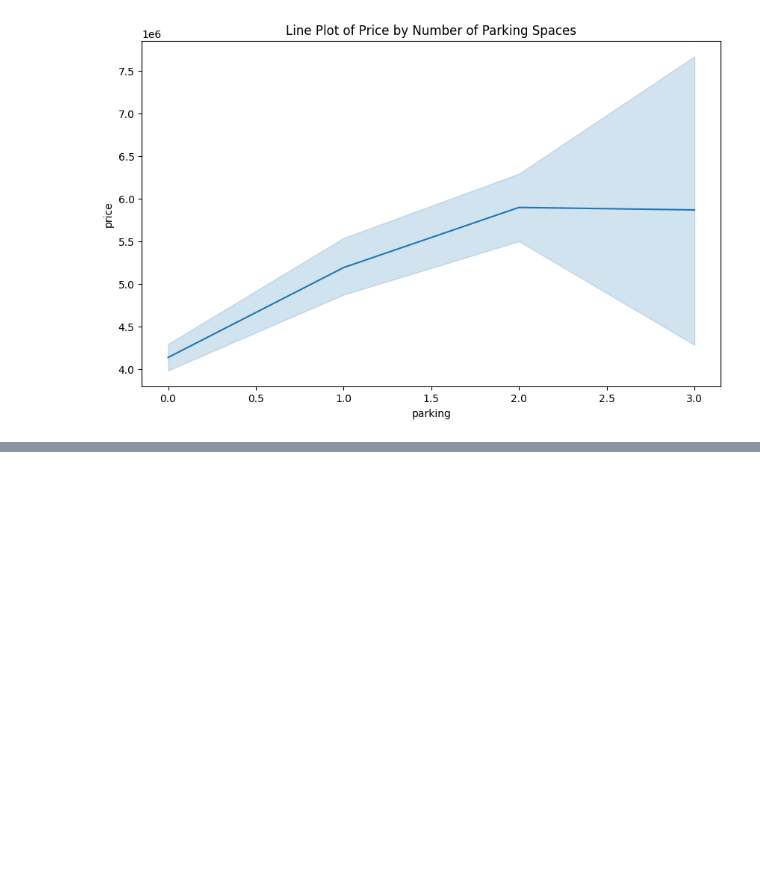
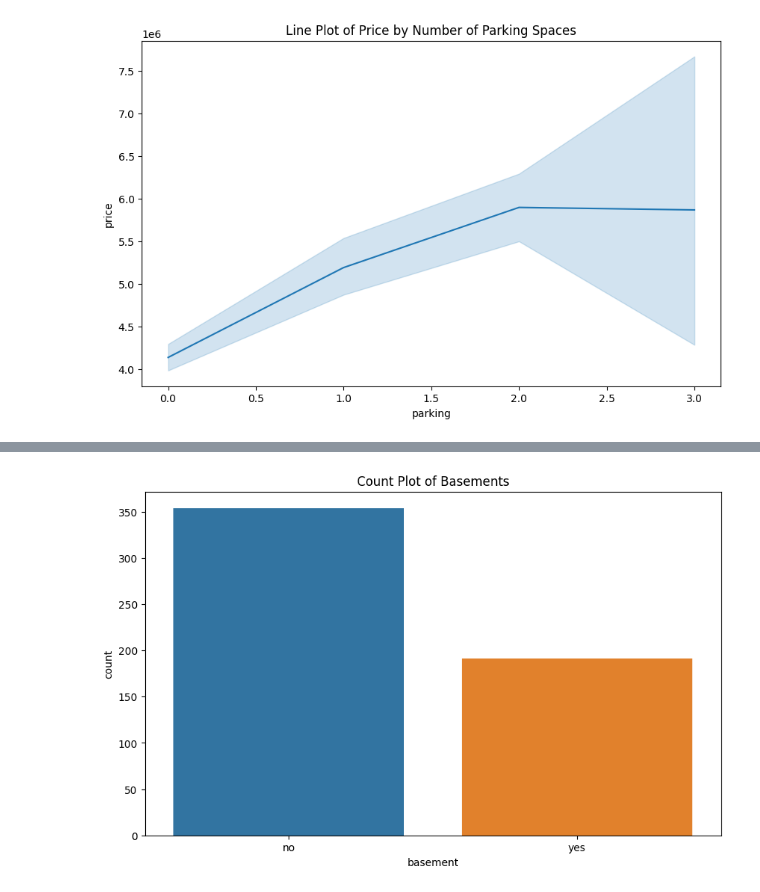
Before and after one commit to Shreychit/MLDA1_20BIT0202, a Jupyter notebook: DA1_20BIT0202.ipynb, the cells around one changed output, grey strips where cells are left out. Drawn from its saved outputs; the diff is of its cells as text; code cells hidden in the pictures; blank space fills up the shorter version.

```diff
--- a/DA1_20BIT0202.ipynb
+++ b/DA1_20BIT0202.ipynb
@@ -68,0 +76,8 @@ plt.show()
+# %%
+# x) Count Plot (B)
+plt.figure(figsize=(10, 6))
+sns.countplot(x='basement', data=data)
+plt.title('Count Plot of Basements')
+plt.show()
+# %% [output]
+[figure, added]
```
Also changed, not shown: parts of 2 cells of this notebook.
